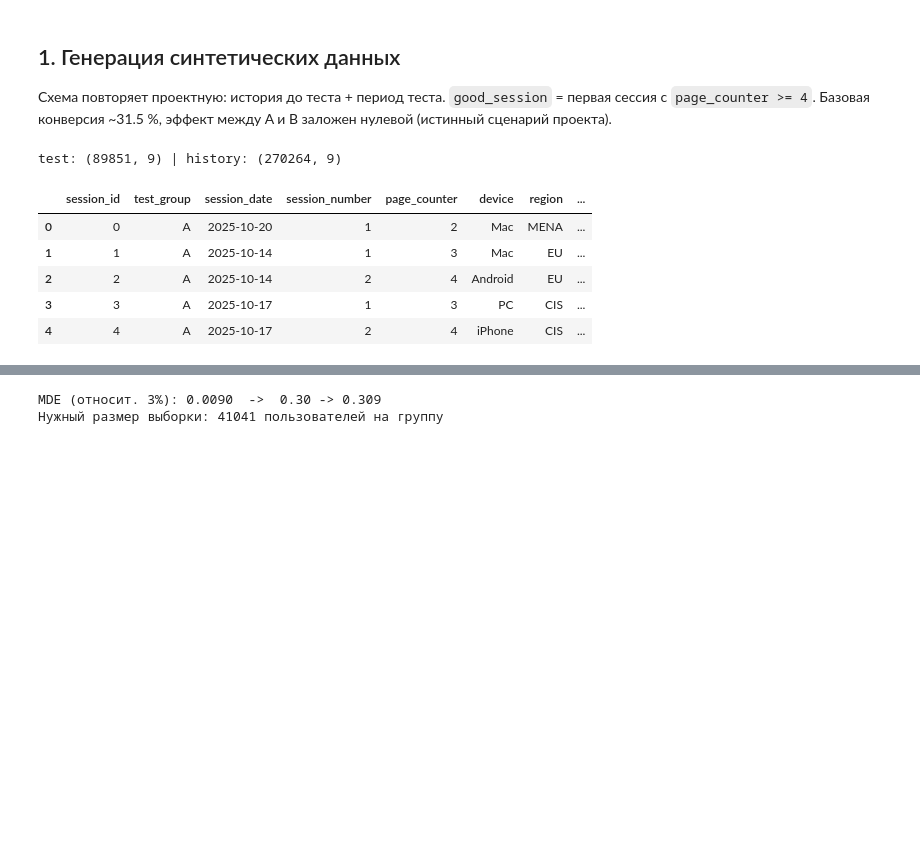
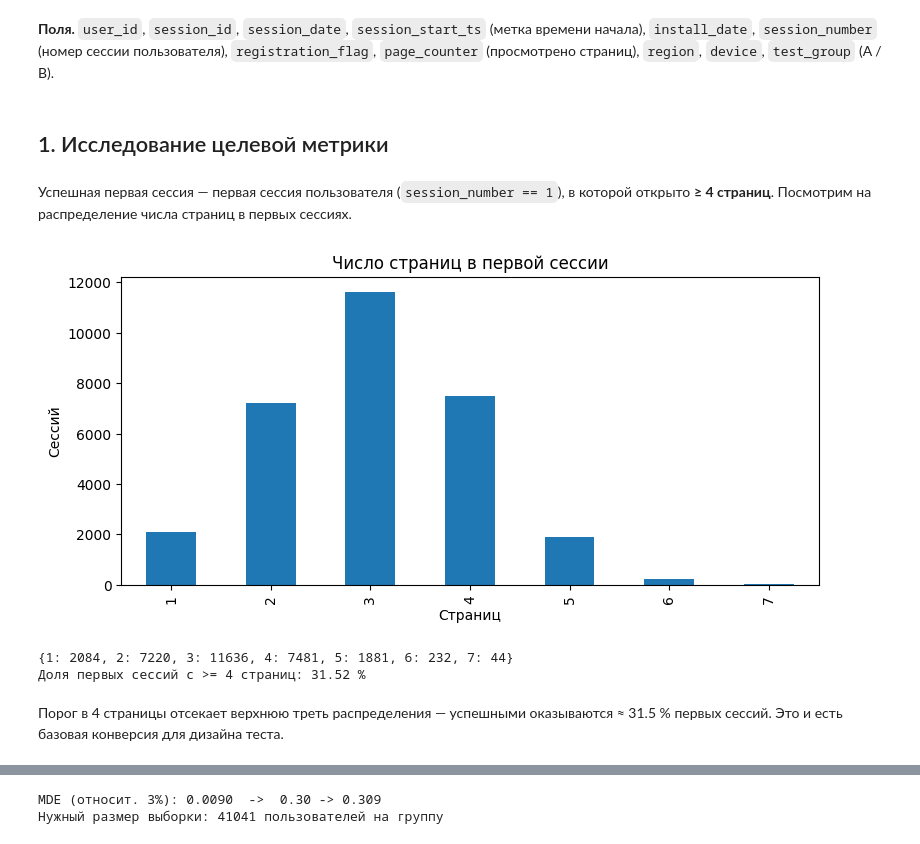
Before and after one commit to dsxx1/ab-test-analysis, a Jupyter notebook: ab_test_analysis.ipynb, the cells around one changed output, grey strips where cells are left out. Cells and saved outputs as stored; diff of their text form; code cells hidden in the pictures; blank space fills up the shorter version.

```diff
--- a/ab_test_analysis.ipynb
+++ b/ab_test_analysis.ipynb
@@ -35,60 +50,22 @@ plt.rcParams['figure.figsize'] = (9, 4)
-# %% [markdown]
-## 1. Генерация синтетических данных
-
-Схема повторяет проектную: история до теста + период теста. `good_session` = первая
-сессия с `page_counter >= 4`. Базовая конверсия ~31.5 %, эффект между A и B заложен
-нулевой (истинный сценарий проекта).
-# %%
-rng = np.random.default_rng(42)
-BASE_P = 0.315                     # доля первых сессий с >=4 страниц
-DEVICES = ['Android', 'iPhone', 'PC', 'Mac']
-REGIONS = ['MENA', 'CIS', 'EU']
-
-def make_sessions(n_users, group, start_day, n_days):
-    # число сессий на пользователя 1..5, первая сессия — session_number == 1
-    rows = []
-    sids = 0
-    for _ in range(n_users):
-        n_sess = rng.integers(1, 6)
-        day0 = start_day + int(rng.integers(0, n_days))
-        for s in range(1, n_sess + 1):
-            # число страниц: у первой сессии подчиняем целевой конверсии
-            if s == 1:
-                pages = 4 + int(rng.integers(0, 3)) if rng.random() < BASE_P else 1 + int(rng.integers(0, 3))
-            else:
-                pages = 1 + int(rng.integers(0, 6))
-            rows.append((sids, group,
-                         pd.Timestamp('2025-10-14') + pd.Timedelta(days=day0 + (s - 1) // 2),
-                         s, pages,
-                         DEVICES[rng.integers(0, len(DEVICES))],
-                         REGIONS[rng.integers(0, len(REGIONS))],
-                         float(rng.integers(0, 2))))
-            sids += 1
-    return rows
-
-cols = ['session_id', 'test_group', 'session_date', 'session_number',
-        'page_counter', 'device', 'region', 'registration_flag']
-rows = make_sessions(15000, 'A', 0, 9) + make_sessions(15000, 'B', 0, 9)
-sessions_test = pd.DataFrame(rows, columns=cols)
-sessions_test['user_id'] = sessions_test.index          # каждая строка — уникальный визит
-sessions_test['session_date'] = sessions_test['session_date'].dt.date
-
-# отдельная "история" до теста для оценки среднего дневного трафика
-hist_rows = make_sessions(90000, 'hist', -40, 40)
-sessions_history = pd.DataFrame(hist_rows, columns=cols)
-sessions_history['user_id'] = sessions_history.index
-sessions_history['session_date'] = pd.Timestamp('2025-08-15') + pd.to_timedelta(
-    rng.integers(0, 40, len(sessions_history)), unit='D')
-sessions_history['session_date'] = sessions_history['session_date'].dt.date
-
-print('test:', sessions_test.shape, '| history:', sessions_history.shape)
-sessions_test.head()
-# %% [output]
-test: (89851, 9) | history: (270264, 9)
-|  | session_id | test_group | session_date | session_number | page_counter | device | region | ... |
-| 0 | 0 | A | 2025-10-20 | 1 | 2 | Mac | MENA | ... |
-| 1 | 1 | A | 2025-10-14 | 1 | 3 | Mac | EU | ... |
-| 2 | 2 | A | 2025-10-14 | 2 | 4 | Android | EU | ... |
-| 3 | 3 | A | 2025-10-17 | 1 | 3 | PC | CIS | ... |
-| 4 | 4 | A | 2025-10-17 | 2 | 4 | iPhone | CIS | ... |
+# %% [markdown]
+**Поля.** `user_id`, `session_id`, `session_date`, `session_start_ts` (метка времени начала),
+`install_date`, `session_number` (номер сессии пользователя), `registration_flag`,
+`page_counter` (просмотрено страниц), `region`, `device`, `test_group` (A / B).
+# %% [markdown]
+## 1. Исследование целевой метрики
+# %% [markdown]
+Успешная первая сессия — первая сессия пользователя (`session_number == 1`),
+в которой открыто **≥ 4 страниц**. Посмотрим на распределение числа страниц в первых сессиях.
+# %%
+first_all = sessions_test[sessions_test['session_number'] == 1]
+pages = first_all['page_counter'].value_counts().sort_index()
+pages.plot(kind='bar', title='Число страниц в первой сессии'); plt.xlabel('Страниц'); plt.ylabel('Сессий'); plt.show()
+print(pages.to_dict())
+print('Доля первых сессий с >= 4 страниц: {:.2f} %'.format((first_all['page_counter'] >= 4).mean() * 100))
+# %% [output]
+[figure, added]
+{1: 2084, 2: 7220, 3: 11636, 4: 7481, 5: 1881, 6: 232, 7: 44}
+Доля первых сессий с >= 4 страниц: 31.52 %
+# %% [markdown]
+Порог в 4 страницы отсекает верхнюю треть распределения — успешными оказываются ≈ 31.5 % первых сессий. Это и есть базовая конверсия для дизайна теста.
 # %% [markdown]
```
Also changed, not shown: parts of 32 cells of this notebook, 1 other file.
